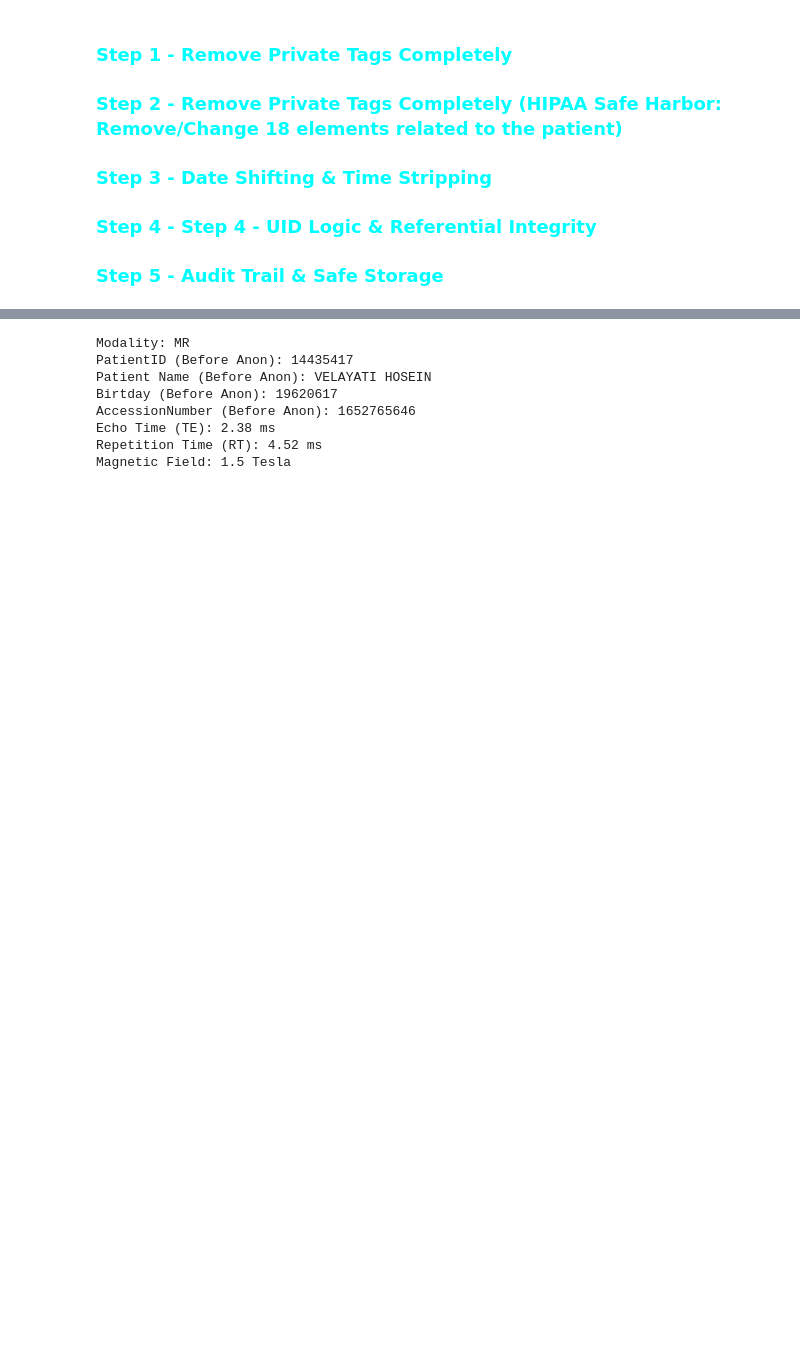
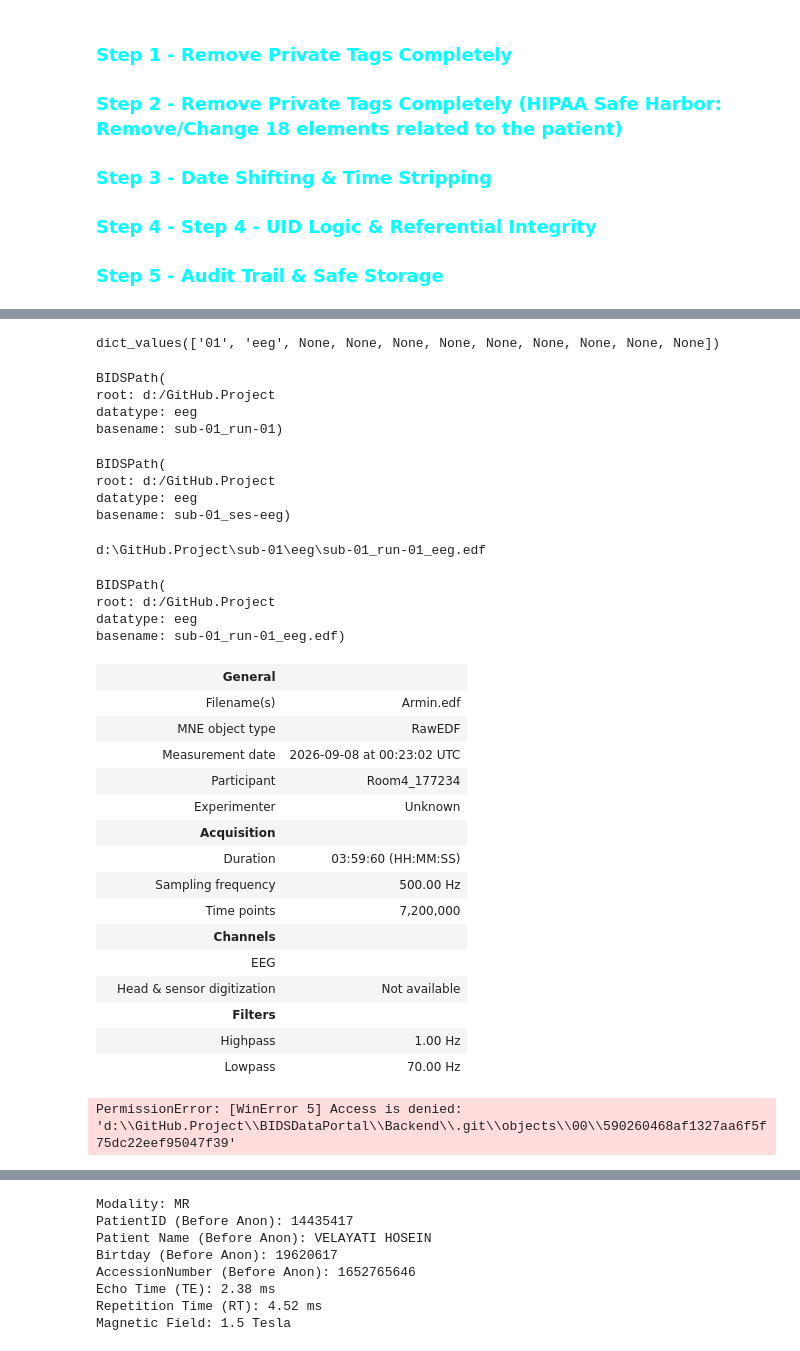
Before and after one commit to MiladKhazaei/medical-data-anonymizer, a Jupyter notebook: DICOM-Reader.ipynb, the cells around one changed output, grey strips where cells are left out. Cells and saved outputs as stored; diff of their text form; code cells hidden in the pictures; blank space fills up the shorter version.

```diff
--- a/DICOM-Reader.ipynb
+++ b/DICOM-Reader.ipynb
@@ -267,0 +32,7 @@ Dataset.file_meta -------------------------------
+# %%
+import mne
+import mne_bids as bids
+from pathlib import Path
+file_path = Path(r"C:\Users\Khazaei Milad\Downloads\Armin Noruzi\Armin.edf")
+raw = mne.io.read_raw_edf(file_path)
+file_path
@@ -267,0 +231,59 @@ Dataset.file_meta -------------------------------
+# %%
+bids_path.entities.values()
+# %% [output]
+dict_values(['01', 'eeg', None, None, None, None, None, None, None, None, None])
+# %%
+# 7. Run specify
+run = "01"
+session = None
+bids_path.update(session=session, run=run)
+bids_path
+# %% [output]
+BIDSPath(
+root: d:/GitHub.Project
+datatype: eeg
+basename: sub-01_run-01)
+# %%
+bids_path.update(run=None, session="eeg")
+# %% [output]
+BIDSPath(
+root: d:/GitHub.Project
+datatype: eeg
+basename: sub-01_ses-eeg)
+# %%
+# 8. Suffix, extension
+bids_path.update(suffix="eeg", extension=".edf") # .edf or .vhdr
+print(bids_path.fpath)
+bids_path
+# %% [output]
+d:\GitHub.Project\sub-01\eeg\sub-01_run-01_eeg.edf
+BIDSPath(
+root: d:/GitHub.Project
+datatype: eeg
+basename: sub-01_run-01_eeg.edf)
+# %%
+edf_file = mne.io.read_raw_edf(file_path, verbose=False)
+edf_file
+# %% [output]
+|  | General |  |
+|  | Filename(s) | Armin.edf |
+|  | MNE object type | RawEDF |
+|  | Measurement date | 2026-09-08 at 00:23:02 UTC |
+|  | Participant | Room4_177234 |
+|  | Experimenter | Unknown |
+|  | Acquisition |  |
+|  | Duration | 03:59:60 (HH:MM:SS) |
+|  | Sampling frequency | 500.00 Hz |
+|  | Time points | 7,200,000 |
+|  | Channels |  |
+|  | EEG |  |
+|  | Head & sensor digitization | Not available |
+|  | Filters |  |
+|  | Highpass | 1.00 Hz |
+|  | Lowpass | 70.00 Hz |
+# %%
+import shutil
+
+shutil.rmtree(bids_root)
+# %% [output]
+PermissionError: [WinError 5] Access is denied: 'd:\\GitHub.Project\\BIDSDataPortal\\Backend\\.git\\objects\\00\\590260468af1327aa6f5f75dc22eef95047f39'
```
Also changed, not shown: parts of 53 cells of this notebook, 4 other files.
